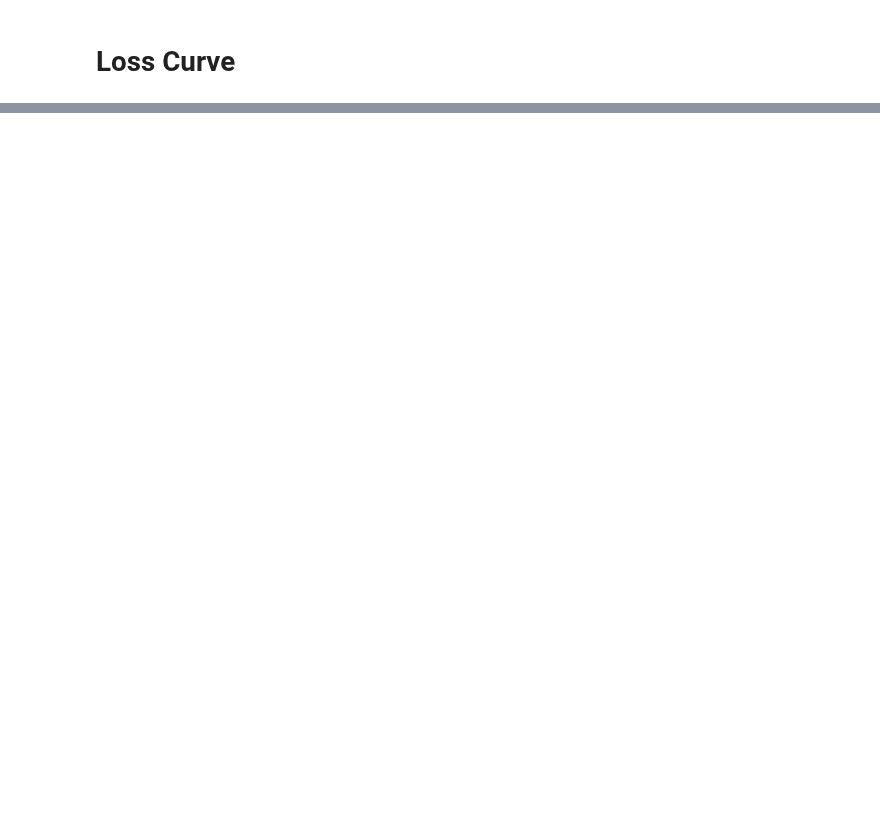
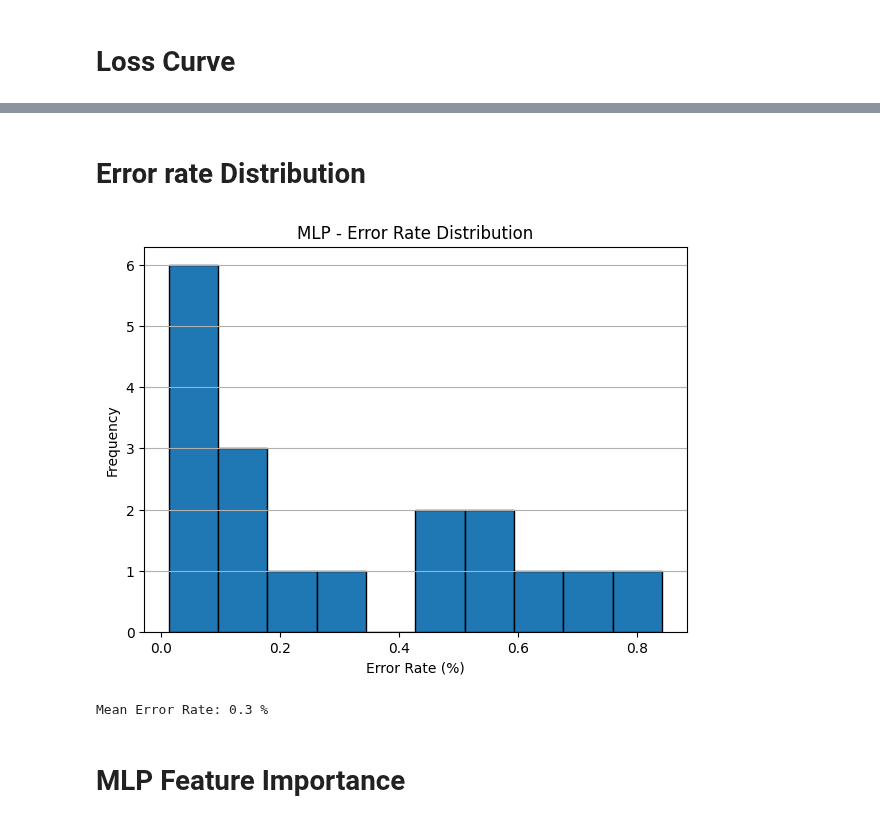
Before and after one commit to molluIdontknow/ELE_Algorithm, a Jupyter notebook: ELEalgo_MLP의_사본.ipynb, the cells around one changed output, grey strips where cells are left out. Drawn from its saved outputs; the diff is of its cells as text; code cells hidden in the pictures; blank space fills up the shorter version.

```diff
--- a/ELEalgo_MLP의_사본.ipynb
+++ b/ELEalgo_MLP의_사본.ipynb
@@ -344,0 +401,32 @@ Prediction Result
+# %% [markdown]
+# Error rate Distribution
+# %%
+abs_error = np.abs(
+    actuals - predictions)
+
+error_rate_pct = (
+    abs_error /
+    np.maximum(np.abs(actuals), 1e-8)
+) * 100
+
+plt.figure(figsize=(7, 5))
+
+plt.hist(
+    error_rate_pct,
+    bins=10,
+    edgecolor="black")
+
+plt.xlabel("Error Rate (%)")
+plt.ylabel("Frequency")
+plt.title("MLP - Error Rate Distribution")
+
+plt.grid(axis="y")
+
+plt.show()
+
+print("Mean Error Rate:", round(error_rate_pct.mean(), 2), "%")
+# %% [output]
+[figure, added]
+Mean Error Rate: 0.3 %
+# %% [markdown]
+# MLP Feature Importance
```
Also changed, not shown: parts of 22 cells of this notebook.
